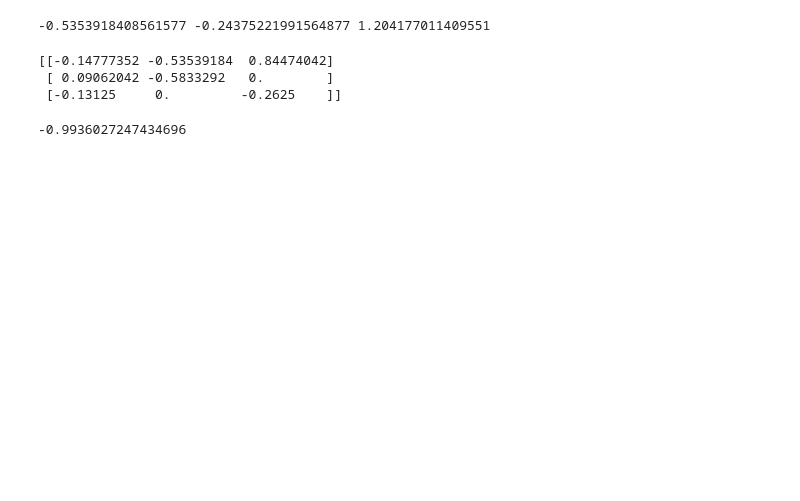
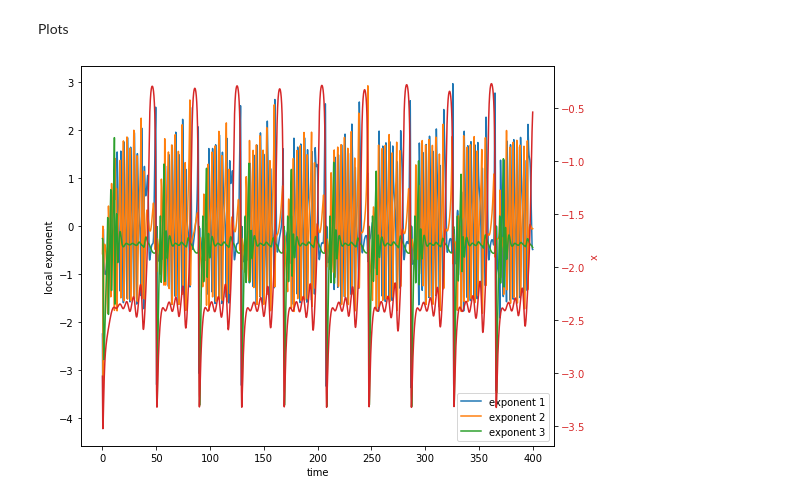
Before and after one commit to tdejardi96/Miscellaneous, a Jupyter notebook: lyapunov2.ipynb, the cells around one changed output. Cells and saved outputs as stored; diff of their text form; code cells hidden in the pictures; blank space fills up the shorter version.

Commit message:
Modification of time steps

```diff
--- a/lyapunov2.ipynb
+++ b/lyapunov2.ipynb
@@ -20,12 +25,13 @@ def model(r):
 # %%
-def jac(r,g1):
-    p=0.3224
-    d=0.2625
-    a=6.8927
-    c=2.3952
+def jac(r):
     x=r[0]
     y=r[1]
     z=r[2]
-    M=np.array([[-c*np.tanh(x + z) + c + d*p*(-a + 2*x) + x*(-c*(1 - np.tanh(x + z)**2) + 1) + x + y,x,-c*x*(1 - np.tanh(x + z)**2)],[-2*x*p*d,-p*d*a,0],[-d*0.5,0,-d]])
-    res=np.matmul(M,g1)
-    return(res)
+    M=np.array([[-c*np.tanh(x + z) + c + d*p*(-a + 2*x) + x*(-c*(1 - np.tanh(x + z)**2) + 1) + x + y,x,-c*x*(1 - np.tanh(x + z)**2)],
+                [-2*x*p*d,-p*d*a,0],
+                [-d*0.5,0,-d]])
+    return M
+# %%
+def mul(r,g):
+    res=np.matmul(jac(r),g)
+    return res
@@ -105,38 +133,31 @@ print(tr/(tmax/h))
-# %%
-xt=r[0]
-yt=r[1]
-zt=r[2]
-print(xt,yt,zt)
-# %% [output]
--0.5353918408561577 -0.24375221991564877 1.204177011409551
-# %%
-p=0.3224
-d=0.2625
-a=6.8927
-c=2.3952
-Ma=np.array([[-c*np.tanh(xt + zt) + c + d*p*(-a + 2*xt) + xt*(-c*(1 - np.tanh(xt + zt)**2) + 1) + xt + yt,xt,-c*xt*(1 - np.tanh(xt + zt)**2)],[-2*xt*p*d,-p*d*a,0],[-d*0.5,0,-d]])
-print(Ma)
-Ma.trace()
-# %% [output]
-[[-0.14777352 -0.53539184  0.84474042]
- [ 0.09062042 -0.5833292   0.        ]
- [-0.13125     0.         -0.2625    ]]
--0.9936027247434696
+# %% [markdown]
+Plots
 # %%
-fig, ax1 = plt.subplots()
+fig, ax1 = plt.subplots(figsize=(8,6))
 
 color = 'tab:blue'
-ax1.set_xlabel('time (s)')
-ax1.set_ylabel('exponent', color=color)
-ax1.plot(valt, amp1, color=color)
-ax1.tick_params(axis='y', labelcolor=color)
+ax1.set_xlabel('time')
+ax1.set_ylabel('local exponent')
+ax1.plot(valt, amp1, color=color, label='exponent 1')
+
+color = 'tab:orange'
+ax1.set_xlabel('time')
+ax1.plot(valt, amp2, color=color, label='exponent 2')
+
+color = 'tab:green'
+ax1.set_xlabel('time')
+ax1.plot(valt, amp3, color=color, label='exponent 3')
+plt.legend()
+
 
 ax2 = ax1.twinx()
 
 color = 'tab:red'
 ax2.set_ylabel('x', color=color)
 ax2.plot(valt, valx, color=color)
 ax2.tick_params(axis='y', labelcolor=color)
 
 fig.tight_layout()
 plt.show()
+# %% [output]
+[figure, added]
```
Also changed, not shown: parts of 9 cells of this notebook.
